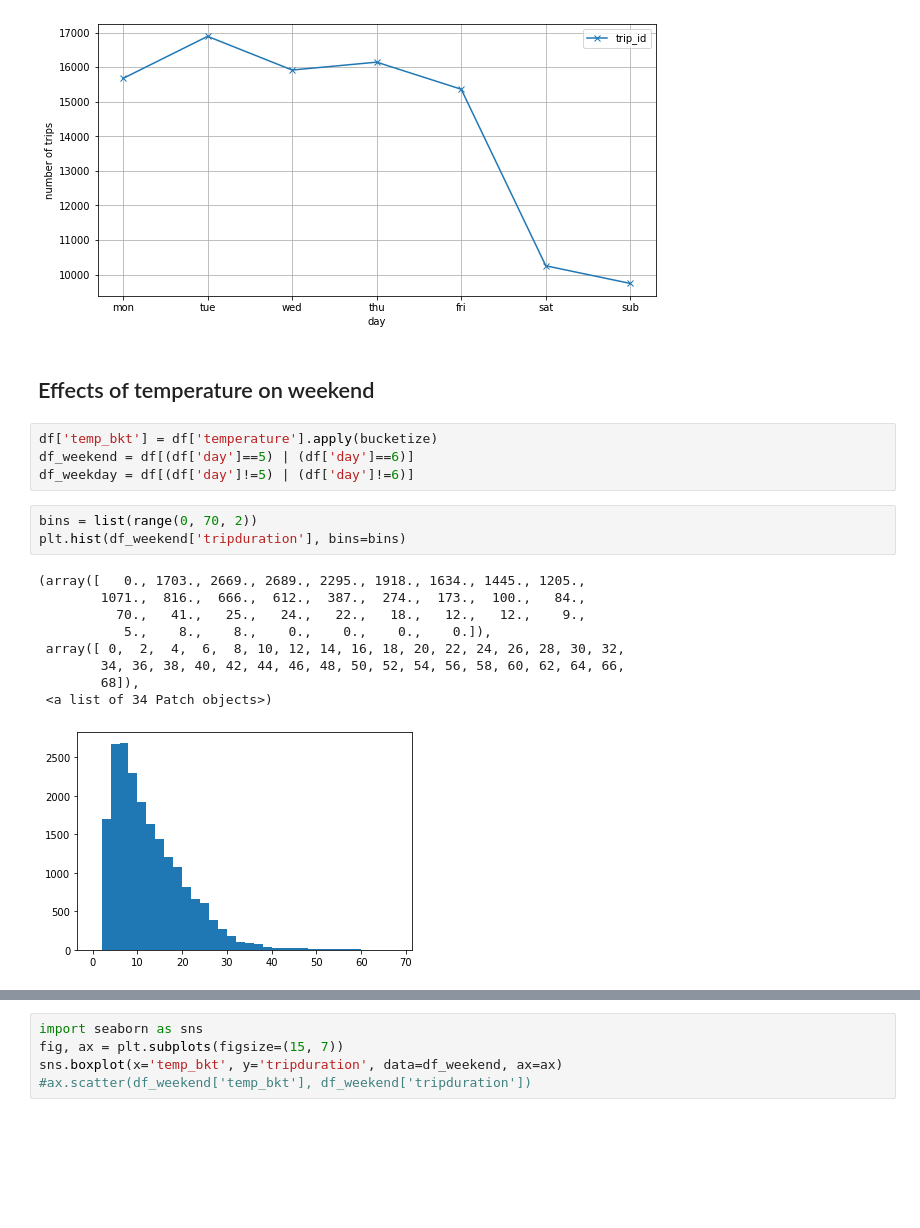
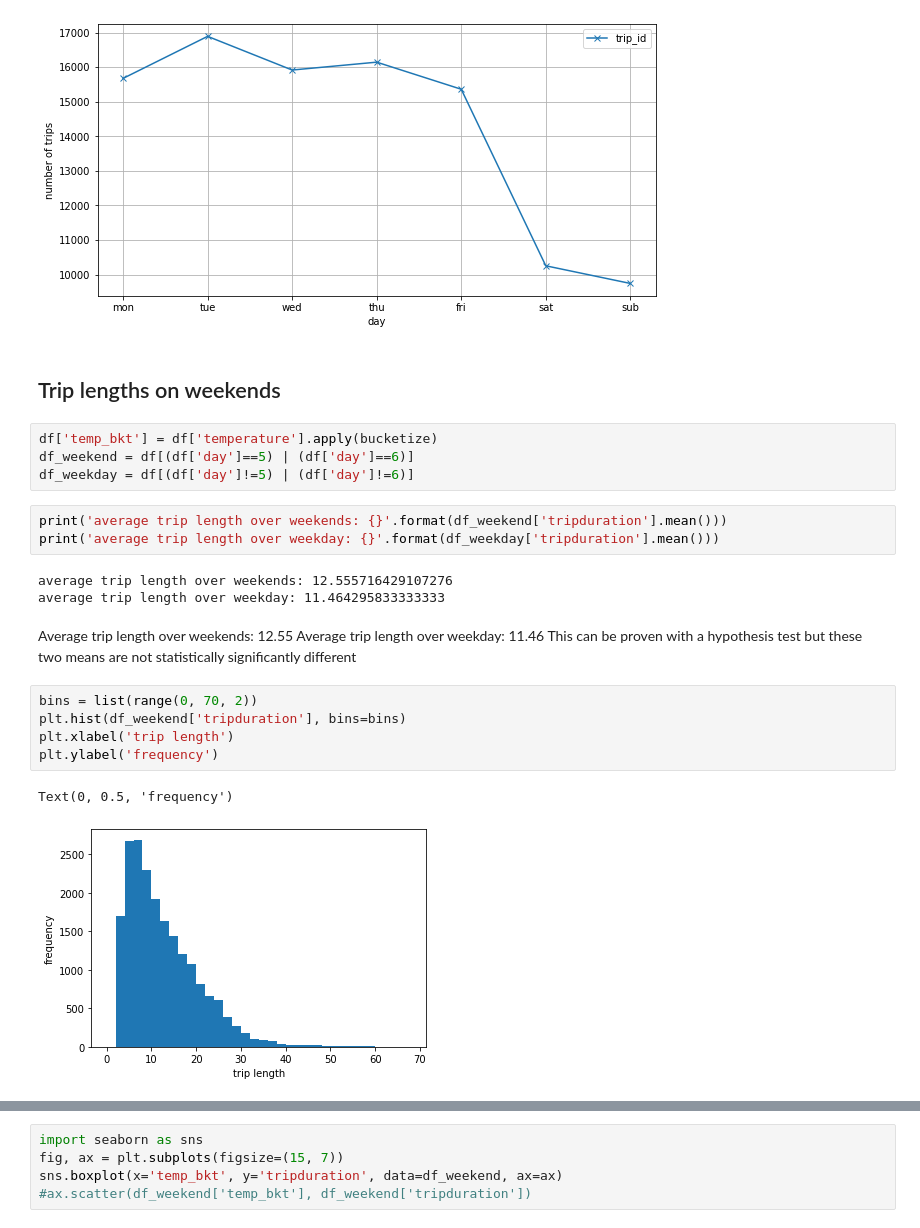
Before and after one commit to c-perumalla/cbs_challenge, a Jupyter notebook: cbs_challenge/notebooks/Exploration.ipynb, the cells around one changed output, grey strips where cells are left out. Cells and saved outputs as stored; diff of their text form; blank space fills up the shorter version.

```diff
--- a/cbs_challenge/notebooks/Exploration.ipynb
+++ b/cbs_challenge/notebooks/Exploration.ipynb
@@ -158,24 +160,29 @@ plt.grid()
 plt.show()
 # %% [output]
 [figure]
-# %% [markdown]
-## Effects of temperature on weekend
+# %% [markdown]
+## Trip lengths on weekends
 # %%
 df['temp_bkt'] = df['temperature'].apply(bucketize)
 df_weekend = df[(df['day']==5) | (df['day']==6)]
 df_weekday = df[(df['day']!=5) | (df['day']!=6)]
+# %%
+print('average trip length over weekends: {}'.format(df_weekend['tripduration'].mean()))
+print('average trip length over weekday: {}'.format(df_weekday['tripduration'].mean()))
+# %% [output]
+average trip length over weekends: 12.555716429107276
+average trip length over weekday: 11.464295833333333
+# %% [markdown]
+Average trip length over weekends: 12.55
+Average trip length over weekday: 11.46
+This can be proven with a hypothesis test but these two means are not statistically significantly different
 # %%
 bins = list(range(0, 70, 2))
 plt.hist(df_weekend['tripduration'], bins=bins)
+plt.xlabel('trip length')
+plt.ylabel('frequency')
 # %% [output]
-(array([   0., 1703., 2669., 2689., 2295., 1918., 1634., 1445., 1205.,
-        1071.,  816.,  666.,  612.,  387.,  274.,  173.,  100.,   84.,
-          70.,   41.,   25.,   24.,   22.,   18.,   12.,   12.,    9.,
-           5.,    8.,    8.,    0.,    0.,    0.,    0.]),
- array([ 0,  2,  4,  6,  8, 10, 12, 14, 16, 18, 20, 22, 24, 26, 28, 30, 32,
-        34, 36, 38, 40, 42, 44, 46, 48, 50, 52, 54, 56, 58, 60, 62, 64, 66,
-        68]),
- <a list of 34 Patch objects>)
+Text(0, 0.5, 'frequency')
-[figure, old version]
+[figure, new version]
 # %%
 plt.hist(df_weekday['tripduration'], bins=bins)
```
Also changed, not shown: parts of 5 cells of this notebook.
